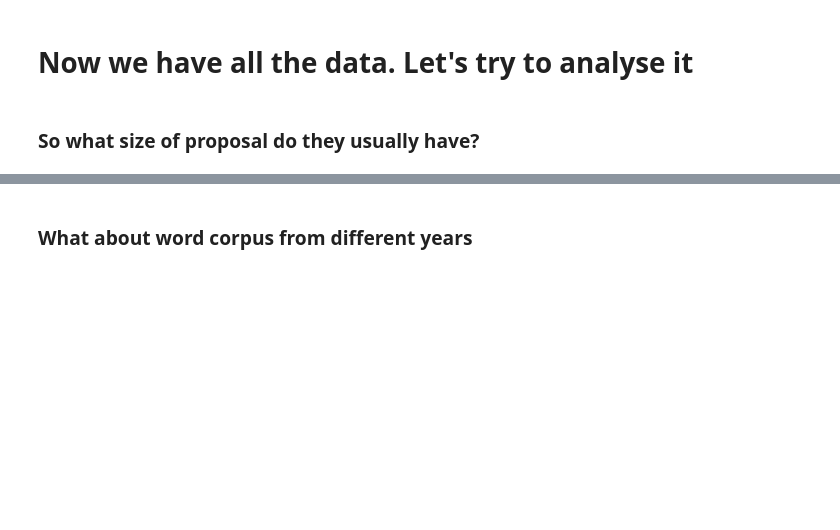
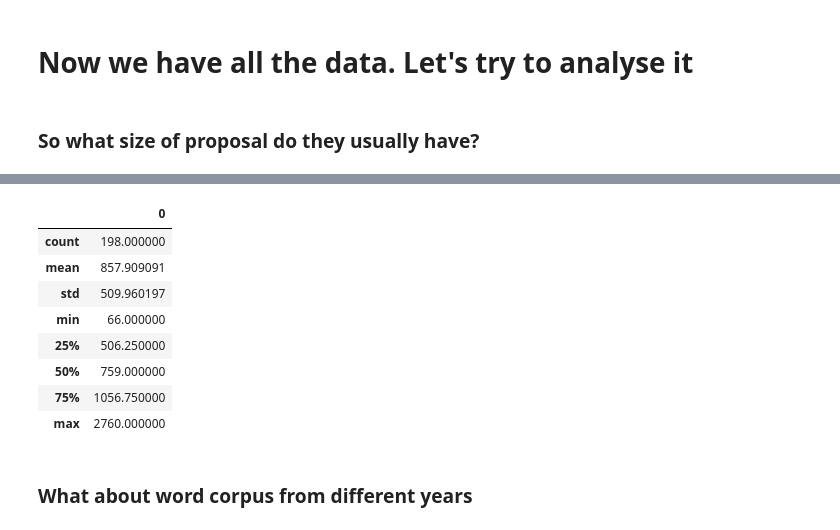
Before and after one commit to lc0/jupyter-notebooks, a Jupyter notebook: pydata.ipynb, the cells around one changed output, grey strips where cells are left out. Cells and saved outputs as stored; diff of their text form; code cells hidden in the pictures; blank space fills up the shorter version.

Commit message:
added describe on abstracts' lengths

```diff
--- a/pydata.ipynb
+++ b/pydata.ipynb
@@ -122,3 +121,15 @@ plt.hist(abstract_lens)
+# %%
+pd.DataFrame(abstract_lens).describe()
+# %% [output]
+|  | 0 |
+| count | 198.000000 |
+| mean | 857.909091 |
+| std | 509.960197 |
+| min | 66.000000 |
+| 25% | 506.250000 |
+| 50% | 759.000000 |
+| 75% | 1056.750000 |
+| max | 2760.000000 |
 # %% [markdown]
 ### What about word corpus from different years
 # %%
```
Also changed, not shown: parts of 1 cell of this notebook.
